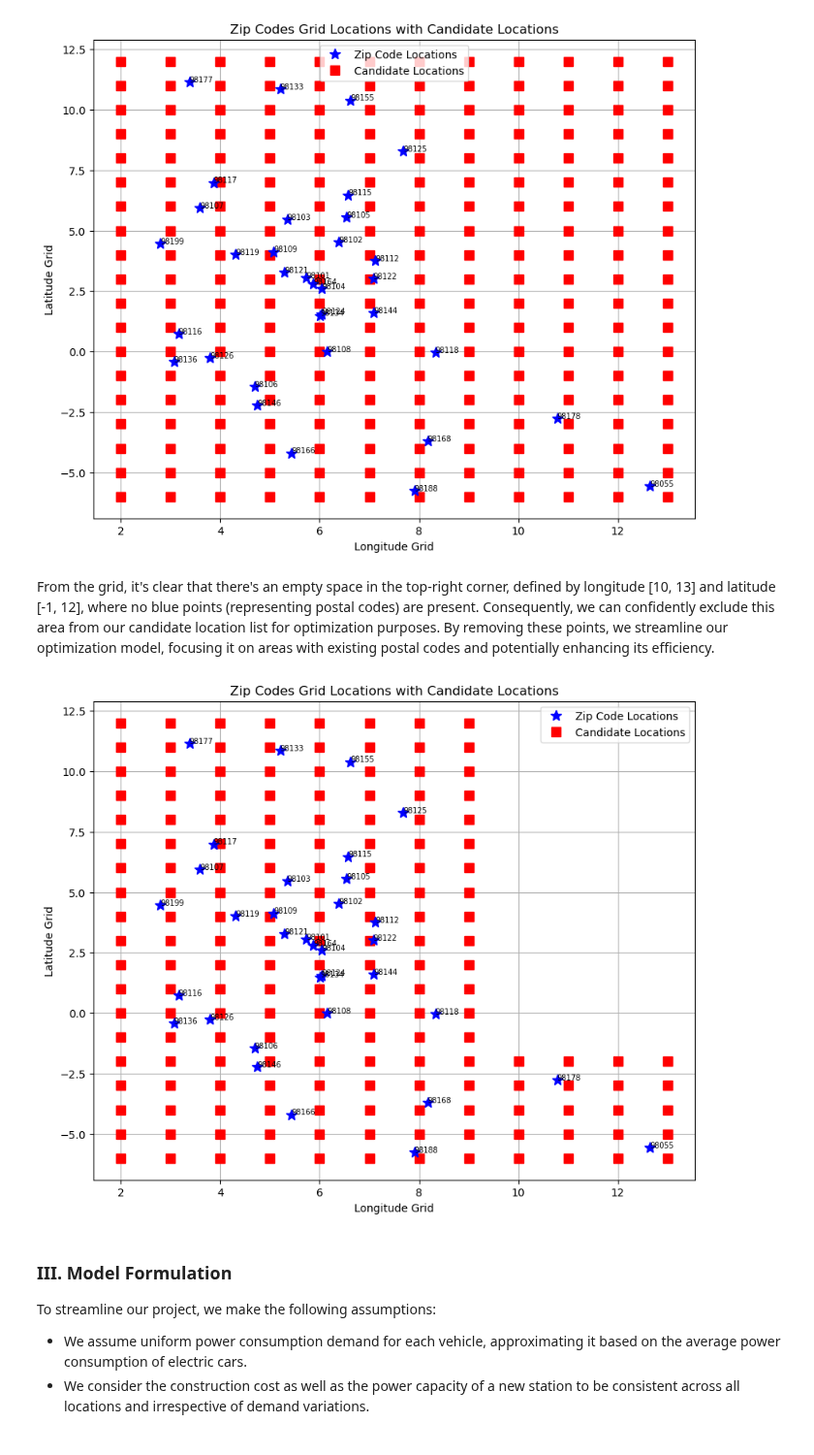
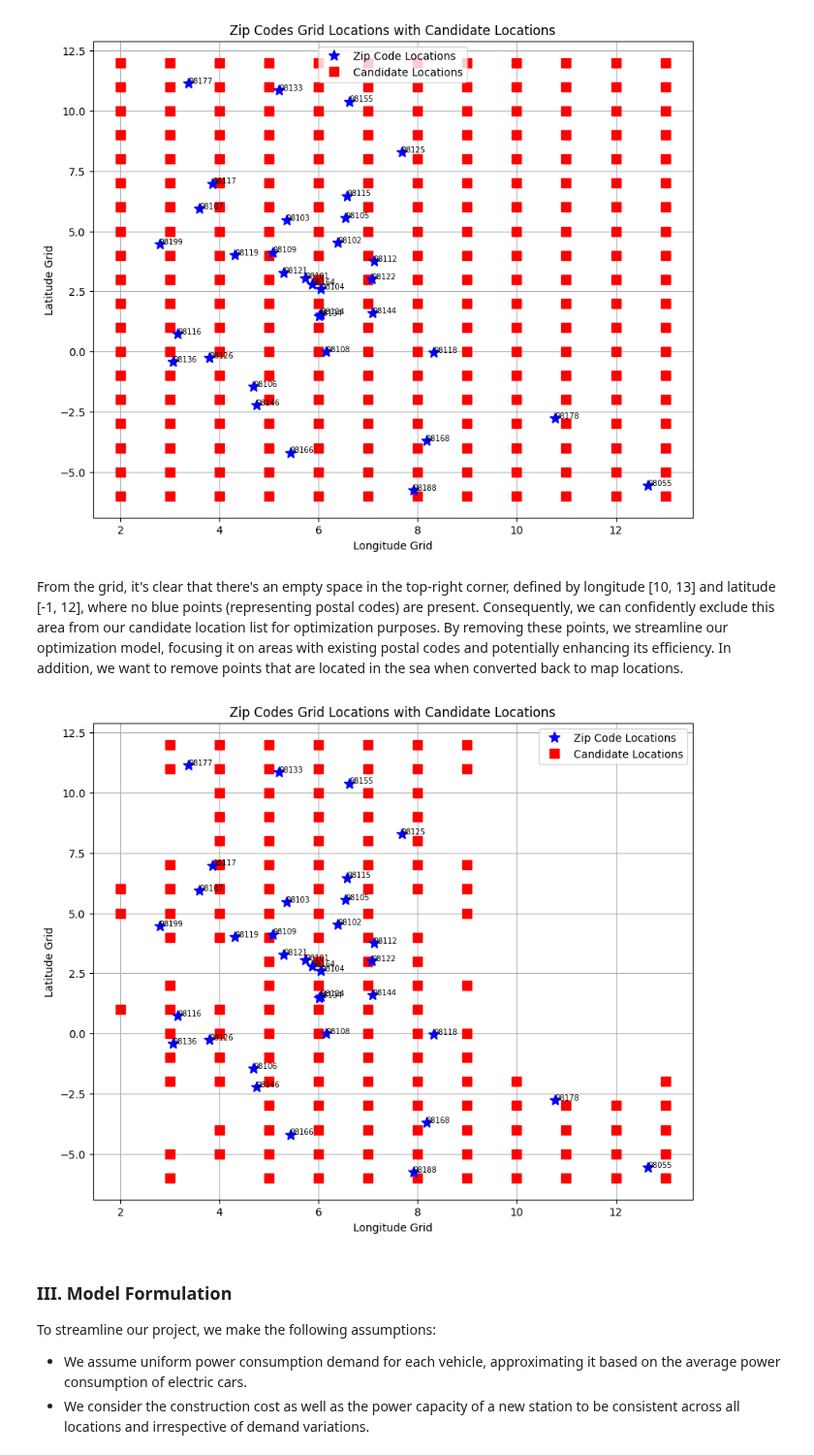
Before and after one commit to lqminhhh/Charging-Location-Optimization, a Jupyter notebook: Final.ipynb, the cells around one changed output. Shown at 97% size. Cells and saved outputs as stored; diff of their text form; code cells hidden in the pictures.

```diff
--- a/Final.ipynb
+++ b/Final.ipynb
@@ -153,36 +154,39 @@ plt.show()
 # %% [output]
 [figure]
 # %% [markdown]
-From the grid, it's clear that there's an empty space in the top-right corner, defined by longitude [10, 13] and latitude [-1, 12], where no blue points (representing postal codes) are present. Consequently, we can confidently exclude this area from our candidate location list for optimization purposes. By removing these points, we streamline our optimization model, focusing it on areas with existing postal codes and potentially enhancing its efficiency.
+From the grid, it's clear that there's an empty space in the top-right corner, defined by longitude [10, 13] and latitude [-1, 12], where no blue points (representing postal codes) are present. Consequently, we can confidently exclude this area from our candidate location list for optimization purposes. By removing these points, we streamline our optimization model, focusing it on areas with existing postal codes and potentially enhancing its efficiency. In addition, we want to remove points that are located in the sea when converted back to map locations.
 # %%
 # Define the grid locations you want to remove
 locations_to_remove = {(i, j) for i in range(10, 14) for j in range(-1, 13)}
+sea_loc = [0, 1, 2, 3, 4, 5, 6, 8, 9, 10, 13, 14, 15, 16, 17, 18,
+                 21, 22, 28, 33, 34, 35, 38, 41, 46, 47, 125, 140, 142,
+                 143, 147, 148, 149, 175, 194]
 
 # Remove the specified grid locations from candidate_grid_locations
-candidate_grid_locations = {idx: (i, j) for idx, (i, j) in candidate_grid_locations.items() if (i, j) not in locations_to_remove}
+candidate_grid_locations = {idx: (i, j) for idx, (i, j) in candidate_grid_locations.items() if (i, j) not in locations_to_remove and idx not in sea_loc}
 
 # Plot grid locations
 plt.figure(figsize=(10, 8))
 
 # Plot candidate locations (red points)
 for candidate, (lon_idx, lat_idx) in candidate_grid_locations.items():
     plt.plot(lon_idx, lat_idx, 'rs', markersize = 8)
 
 for zipcode, (lon_idx, lat_idx) in grid_locations.items():
     plt.plot(lon_idx, lat_idx, 'b*', markersize = 10)
     plt.text(lon_idx, lat_idx, str(int(zipcode)), fontsize=7)
 
 plt.title('Zip Codes Grid Locations with Candidate Locations')
 plt.xlabel('Longitude Grid')
 plt.ylabel('Latitude Grid')
 handles = [plt.Line2D([], [], marker='*', color='blue', linestyle='None', markersize=10),
            plt.Line2D([], [], marker='s', color='red', linestyle='None', markersize=8)]
 labels = ['Zip Code Locations', 'Candidate Locations']
 plt.legend(handles, labels)
 plt.grid(True)
 plt.show()
 # %% [output]
-[figure, old version]
+[figure, new version]
 # %% [markdown]
 ### III. Model Formulation
 
```
Also changed, not shown: parts of 8 cells of this notebook, 3 other files.
